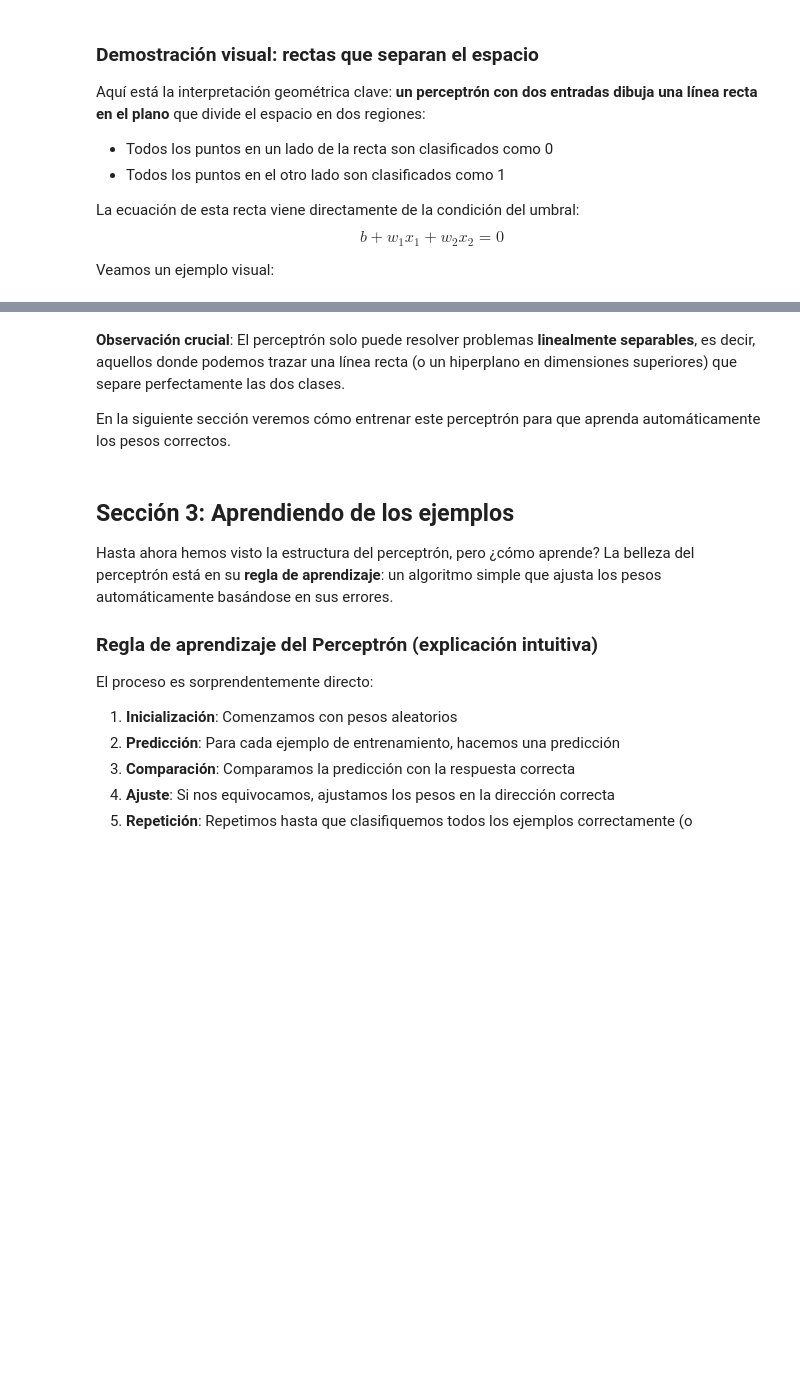
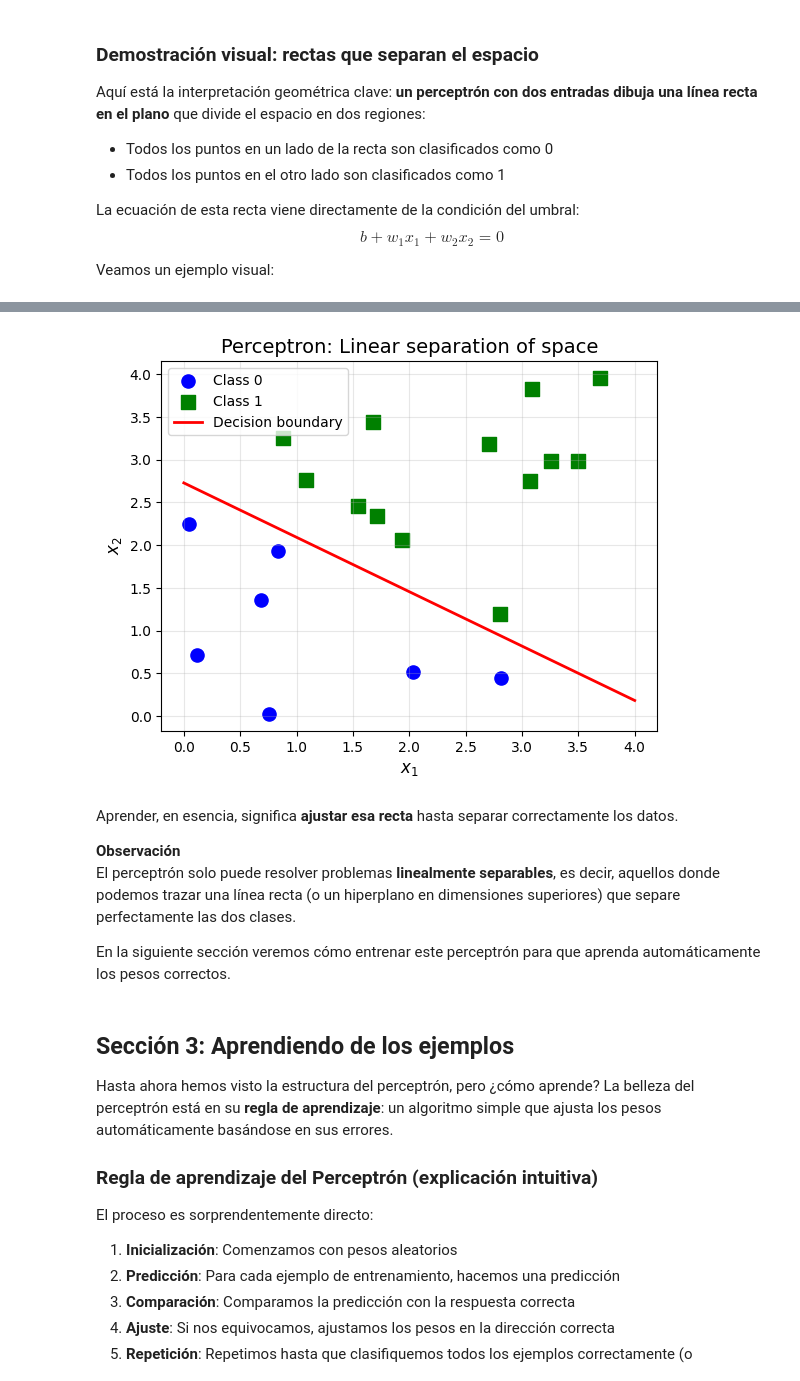
Before and after one commit to financieras/articulos, a Jupyter notebook: El_perceptron.ipynb, the cells around one changed output, grey strips where cells are left out. Drawn from its saved outputs; the diff is of its cells as text; code cells hidden in the pictures; blank space fills up the shorter version.

```diff
--- a/El_perceptron.ipynb
+++ b/El_perceptron.ipynb
@@ -269,5 +230,52 @@ plt.show()
+# %%
+import numpy as np
+import matplotlib.pyplot as plt
+
+# Fix random seed for reproducibility
+np.random.seed(22)
+
+# Decision boundary parameters (negative slope, non-zero bias)
+w = np.array([0.7, 1.1])    # Create a perceptron with specific weights
+b = -3                      # Specific bias
+
+# Generate random points in the plane
+n_points = 20
+X = np.random.uniform(0, 4, (n_points, 2))
+
+# Compute signed distance to the decision boundary
+z = X @ w + b
+
+# Separate points by class
+class_0 = X[z < 0]
+class_1 = X[z >= 0]
+
+# Decision boundary: solve x2 = -(w1*x1 + b)/w2 for line equation
+x1 = np.linspace(0, 4, 100)      # Generate test points
+x2 = -(w[0] * x1 + b) / w[1]     # Solve for x2
+
+# Plot points
+plt.scatter(class_0[:, 0], class_0[:, 1],
+            s=90, marker='o', color="blue", label="Class 0")
+plt.scatter(class_1[:, 0], class_1[:, 1],
+            s=90, marker='s', color="green", label="Class 1")
+
+# Plot decision boundary
+plt.plot(x1, x2,
+         color="red", linewidth=2, label="Decision boundary")
+
+plt.xlabel('$x_1$', fontsize=12)
+plt.ylabel('$x_2$', fontsize=12)
+plt.title('Perceptron: Linear separation of space', fontsize=14)
+plt.legend()
+plt.grid(True, alpha=0.3)
+plt.show()
+# %% [output]
+[figure, added]
 # %% [markdown]
-**Observación crucial**: El perceptrón solo puede resolver problemas **linealmente separables**, es decir, aquellos donde podemos trazar una línea recta (o un hiperplano en dimensiones superiores) que separe perfectamente las dos clases.
+Aprender, en esencia, significa **ajustar esa recta** hasta separar correctamente los datos.
+
+**Observación**
+El perceptrón solo puede resolver problemas **linealmente separables**, es decir, aquellos donde podemos trazar una línea recta (o un hiperplano en dimensiones superiores) que separe perfectamente las dos clases.
 
 En la siguiente sección veremos cómo entrenar este perceptrón para que aprenda automáticamente los pesos correctos.
 # %% [markdown]
```
Also changed, not shown: parts of 4 cells of this notebook.
